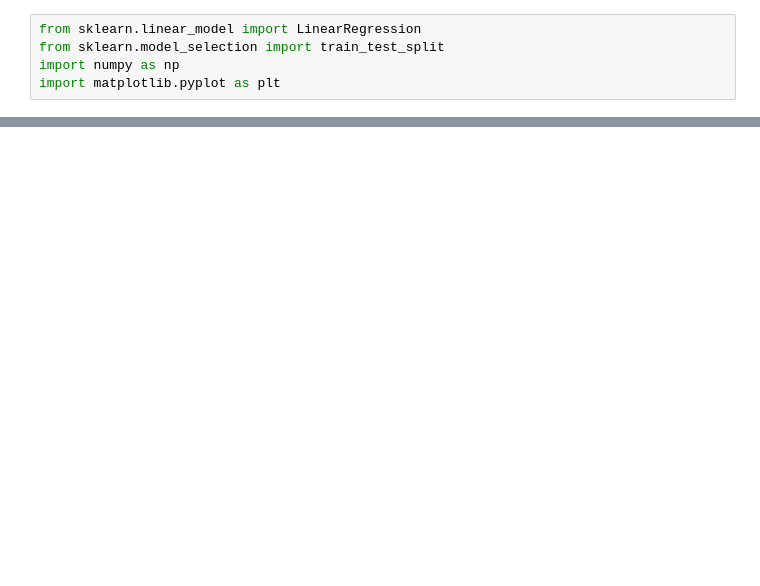
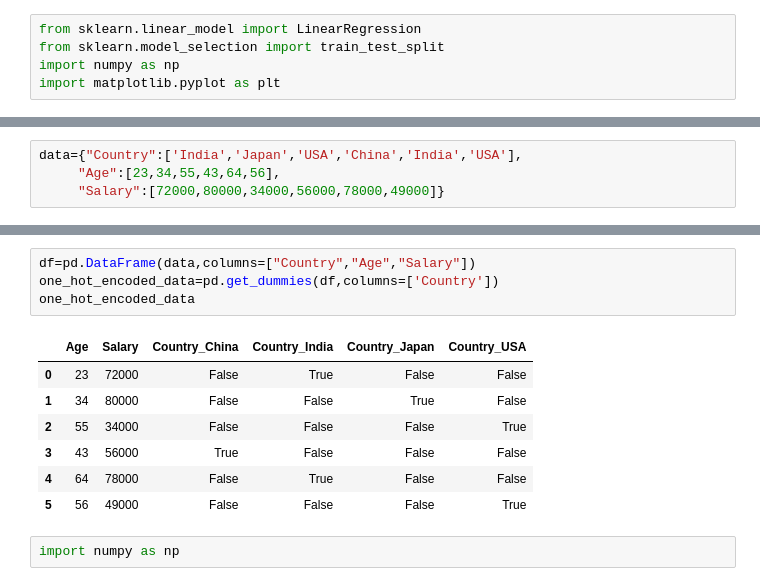
Before and after one commit to satyanistha05/DSW2, a Jupyter notebook: MACHINE_LEARNING_SCIKIT.ipynb, the cells around one changed output, grey strips where cells are left out. Drawn from its saved outputs; the diff is of its cells as text; blank space fills up the shorter version.

```diff
--- a/MACHINE_LEARNING_SCIKIT.ipynb
+++ b/MACHINE_LEARNING_SCIKIT.ipynb
@@ -36,0 +45,4 @@ plt.scatter(X_testL,y_testL)
+# %%
+data={"Country":['India','Japan','USA','China','India','USA'],
+     "Age":[23,34,55,43,64,56],
+     "Salary":[72000,80000,34000,56000,78000,49000]}
@@ -36,0 +100,14 @@ plt.scatter(X_testL,y_testL)
+# %%
+df=pd.DataFrame(data,columns=["Country","Age","Salary"])
+one_hot_encoded_data=pd.get_dummies(df,columns=['Country'])
+one_hot_encoded_data
+# %% [output]
+|  | Age | Salary | Country_China | Country_India | Country_Japan | Country_USA |
+| 0 | 23 | 72000 | False | True | False | False |
+| 1 | 34 | 80000 | False | False | True | False |
+| 2 | 55 | 34000 | False | False | False | True |
+| 3 | 43 | 56000 | True | False | False | False |
+| 4 | 64 | 78000 | False | True | False | False |
+| 5 | 56 | 49000 | False | False | False | True |
+# %%
+import numpy as np
```
Also changed, not shown: parts of 51 cells of this notebook, 7 other files.
